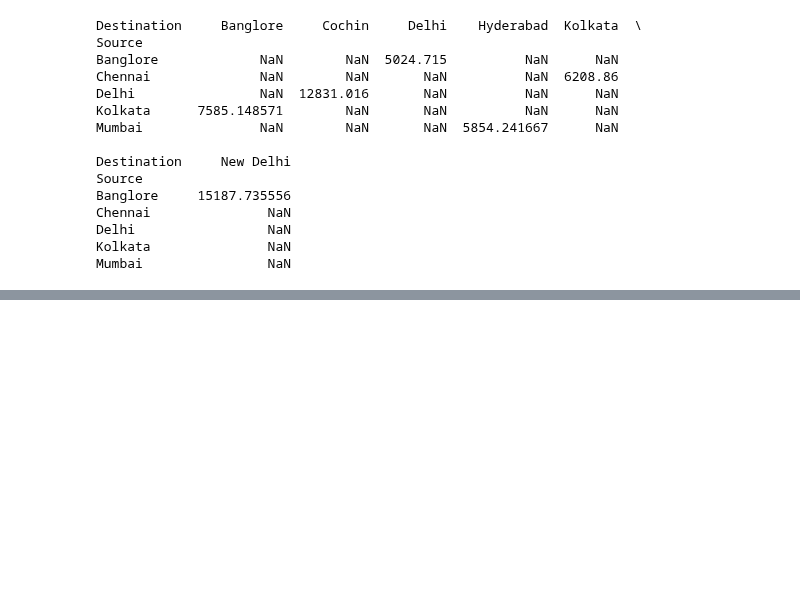
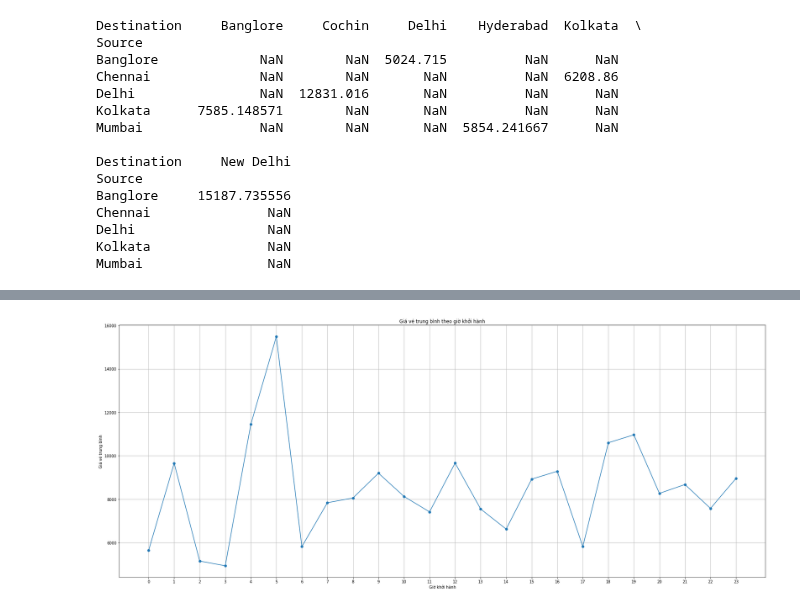
Before and after one commit to Nganho22/rvPython, a Jupyter notebook: 20127250.ipynb, the cells around one changed output, grey strips where cells are left out. Saved outputs shown, nothing was run; the diff lists cells and outputs as text; code cells hidden in the pictures; blank space fills up the shorter version.

```diff
--- a/20127250.ipynb
+++ b/20127250.ipynb
@@ -404,0 +476,25 @@ print(merged_DT)
+# %%
+merged_DT['Arri_Time'] = merged_DT['Arrival_Time'].astype(str).str[:5]
+
+merged_DT['Arri_Time'] = pd.to_datetime(merged_DT['Arri_Time'], format='%H:%M')
+#
+
+merged_DT['Arri_Time'] = merged_DT['Arri_Time'].dt.hour
+
+# Tính giá vé trung bình theo khoảng thời gian khởi hành và đến
+average_price_by_dept_time = merged_DT.groupby('Arri_Time')['Price'].mean()
+#average_price_by_arrival_time = merged_DT.groupby('Arri_Time')['Price'].mean()
+
+# Vẽ đồ thị
+plt.figure(figsize=(30, 12))
+
+# Đồ thị giá vé theo giờ khởi hành
+plt.plot(average_price_by_dept_time.index, average_price_by_dept_time.values, marker='o')
+plt.title('Giá vé trung bình theo giờ khởi hành')
+plt.xlabel('Giờ khởi hành')
+plt.ylabel('Giá vé trung bình')
+plt.xticks(range(24))
+plt.grid(True)
+plt.show()
+# %% [output]
+[figure, added]
```
Also changed, not shown: parts of 16 cells of this notebook, 13 other files.
